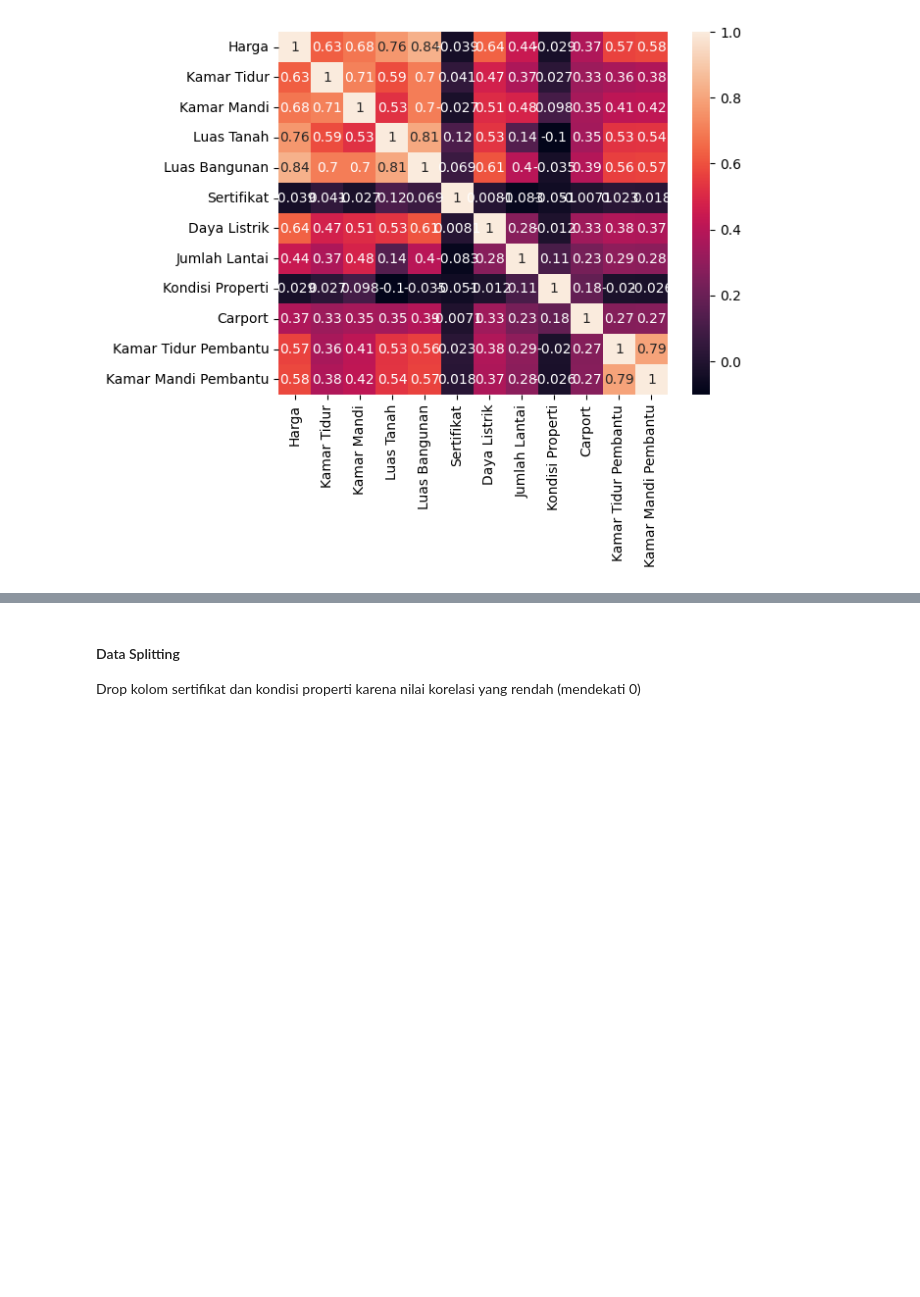
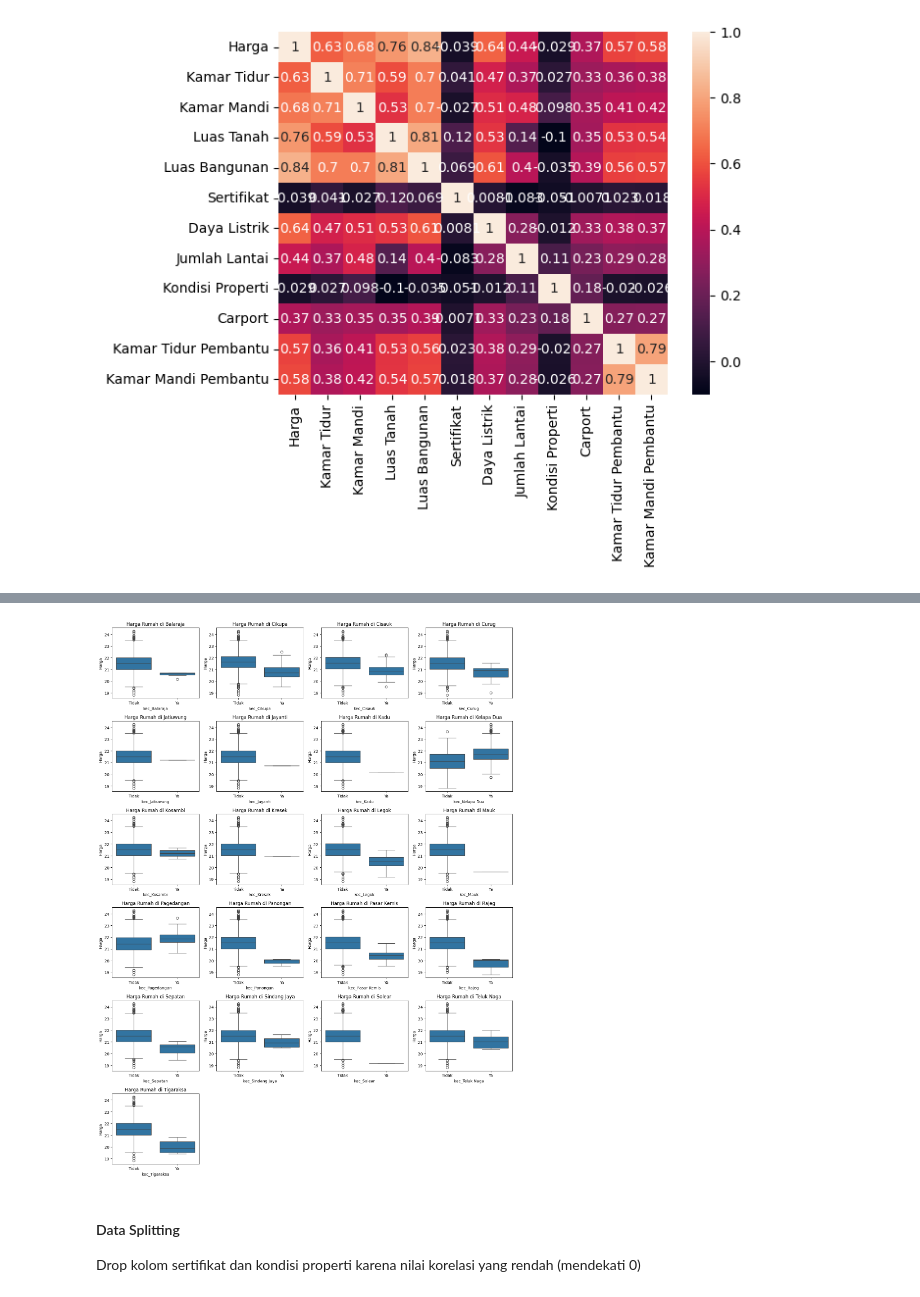
Before and after one commit to daff00/Kabupaten-Tangerang-House-Price-Prediction, a Jupyter notebook: Notebook/HousePricePrediction_KabTangerang.ipynb, the cells around one changed output, grey strips where cells are left out. Cells and saved outputs as stored; diff of their text form; code cells hidden in the pictures; blank space fills up the shorter version.

```diff
--- a/Notebook/HousePricePrediction_KabTangerang.ipynb
+++ b/Notebook/HousePricePrediction_KabTangerang.ipynb
@@ -494,3 +525,34 @@ sns.heatmap(df_kabupaten.select_dtypes(include=['number']).corr(), annot=True)
+# %%
+# Lihat predicted column (y) vs predictor (x)
+# Pilih semua kolom yang mengandung 'kec_' (hasil one-hot encoding)
+categorical_vars = [col for col in df_kabupaten.columns if col.startswith('kec_')]
+
+# Tentukan jumlah subplot berdasarkan jumlah kecamatan
+num_vars = len(categorical_vars)
+num_cols = 4  # Tetapkan jumlah kolom
+num_rows = -(-num_vars // num_cols)  # Hitung jumlah baris secara dinamis (ceil division)
+
+# Buat subplot grid yang hanya cukup untuk jumlah kecamatan
+fig, axes = plt.subplots(num_rows, num_cols, figsize=(15, 20), squeeze=False)
+
+# Flatten axes agar mudah diiterasi
+axes = axes.flatten()
+
+# Buat boxplot untuk setiap kecamatan
+for i, cat_var in enumerate(categorical_vars):
+    sns.boxplot(x=df_kabupaten[cat_var], y=df_kabupaten['Harga'], ax=axes[i])
+    axes[i].set_title(f'Harga Rumah di {cat_var.replace("kec_", "")}')
+    axes[i].set_xticks([0, 1])  # Karena one-hot hanya 0 dan 1
+    axes[i].set_xticklabels(['Tidak', 'Ya'])
+
+# Hapus subplot kosong jika jumlah kecamatan kurang dari jumlah grid
+for j in range(len(categorical_vars), len(axes)):
+    fig.delaxes(axes[j])
+
+plt.tight_layout()
+plt.show()
+# %% [output]
+[figure, added]
 # %% [markdown]
 #### Data Splitting
 Drop kolom sertifikat dan kondisi properti karena nilai korelasi yang rendah (mendekati 0)
```
Also changed, not shown: parts of 1 cell of this notebook.
